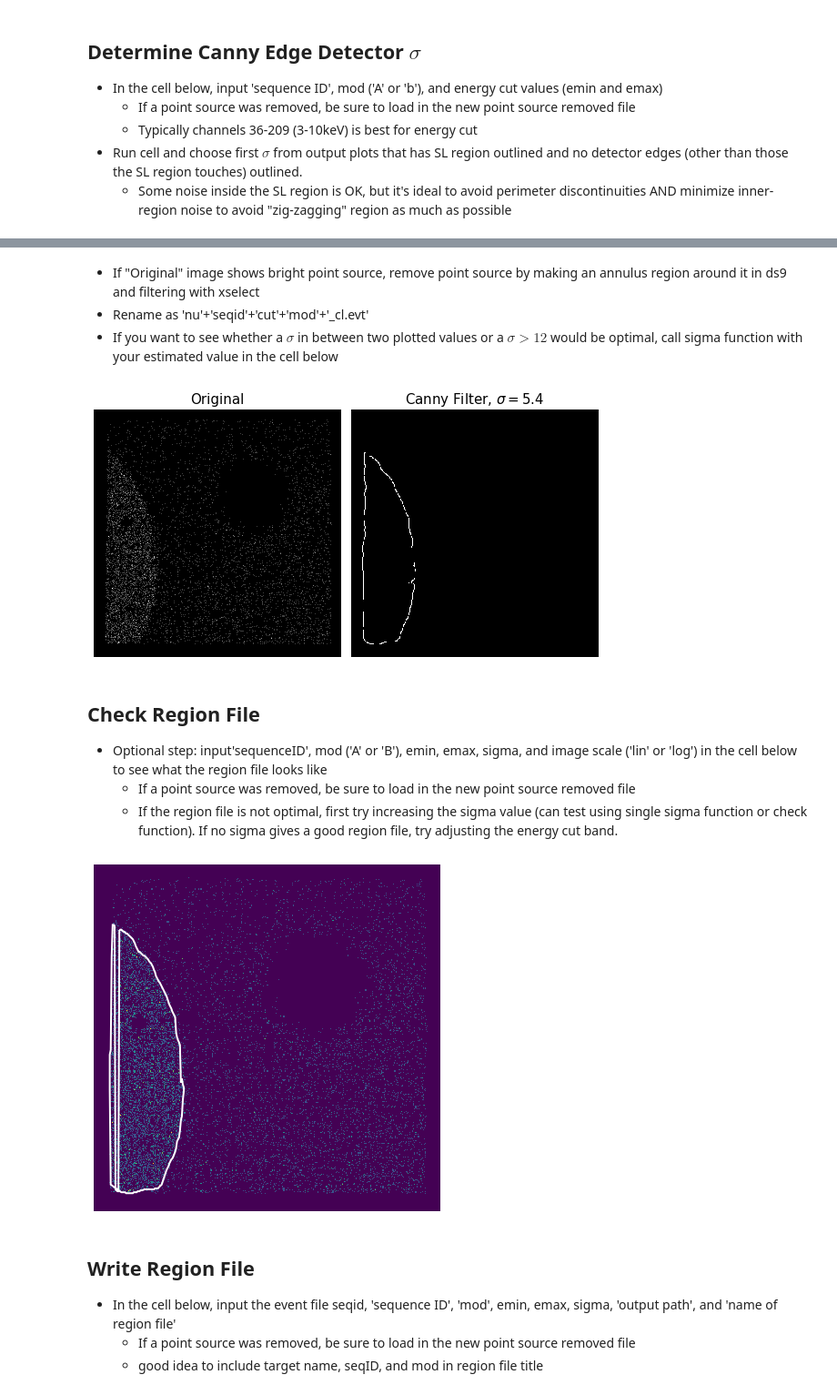
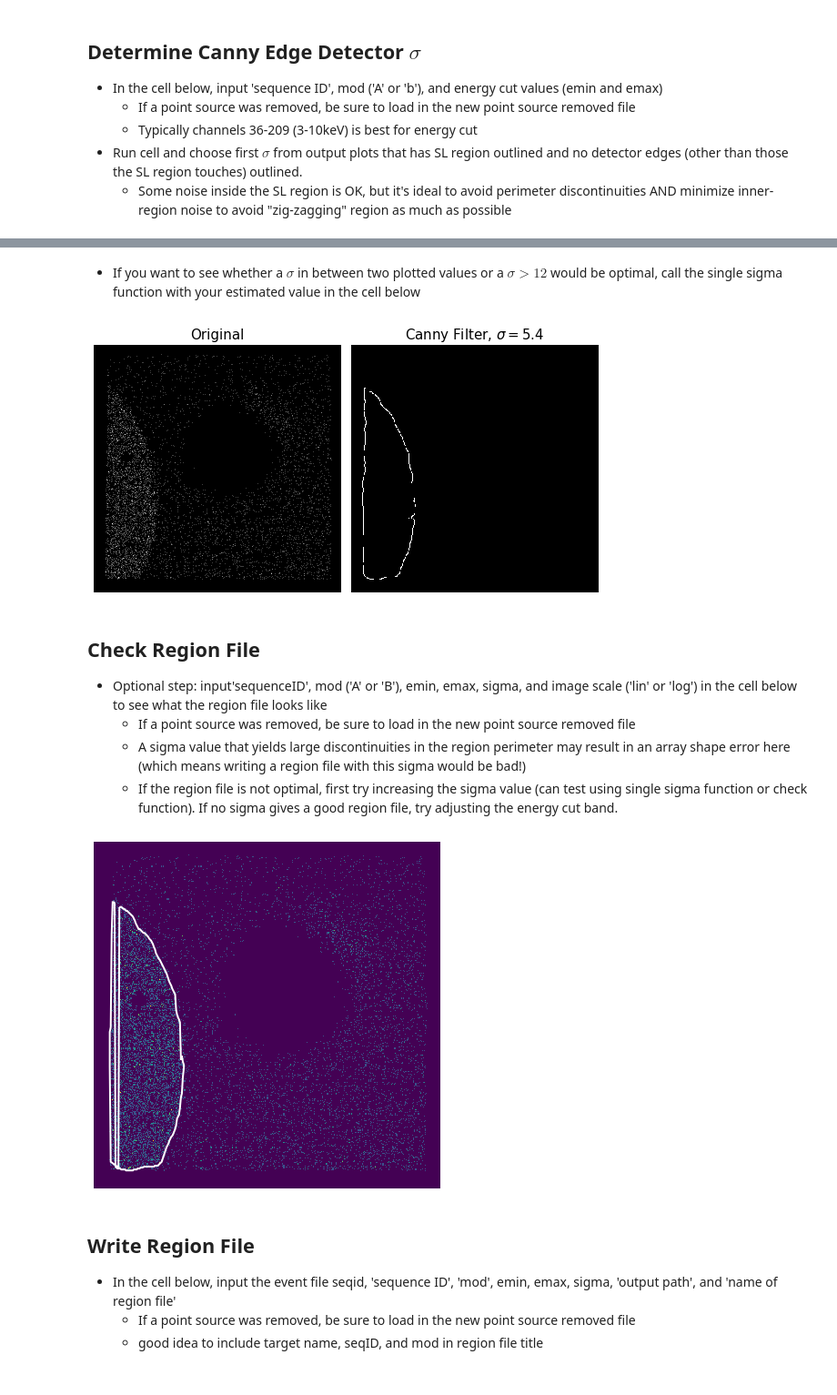
Before and after one commit to ellen-thompson/region-generation, a Jupyter notebook: RegFileWrapperExample.ipynb, the cells around one changed output, grey strips where cells are left out. Shown at 91% size. Drawn from its saved outputs; the diff is of its cells as text; code cells hidden in the pictures.

Commit message:
added point source removal example and updated markdowns

```diff
--- a/RegFileWrapperExample.ipynb
+++ b/RegFileWrapperExample.ipynb
@@ -41,22 +45,21 @@ regfile.sigma_range('80002012004cut','A',36,209)
 # %% [markdown]
- - If "Original" image shows bright point source, remove point source by making an annulus region around it in ds9 and filtering with xselect
-  - Rename as 'nu'+'seqid'+'cut'+'mod'+'_cl.evt'
- - If you want to see whether a $\sigma$ in between two plotted values or a $\sigma>12$ would be optimal, call sigma function with your estimated value in the cell below
+ - If you want to see whether a $\sigma$ in between two plotted values or a $\sigma>12$ would be optimal, call the single sigma function with your estimated value in the cell below
 # %%
 #call single sigma
-regfile.sigma('80002012004cut','A',36,209,5.4)
+regfile.sigma('80002012004filt','A',36,209,5.4)
 # %% [output]
-[figure, old version]
+[figure, new version]
 # %% [markdown]
 ## Check Region File
 - Optional step: input'sequenceID', mod ('A' or 'B'), emin, emax, sigma, and image scale ('lin' or 'log') in the cell below to see what the region file looks like
     - If a point source was removed, be sure to load in the new point source removed file
+    - A sigma value that yields large discontinuities in the region perimeter may result in an array shape error here (which means writing a region file with this sigma would be bad!)
     - If the region file is not optimal, first try increasing the sigma value (can test using single sigma function or check function). If no sigma gives a good region file, try adjusting the energy cut band.
 # %%
 #call check function
-regfile.check_region('80002012004cut','A',36,209,5.4,'lin')
+regfile.check_region('80002012004filt','A',36,209,5.4,'lin')
 # %% [output]
-[figure, old version]
+[figure, new version]
 # %% [markdown]
 ## Write Region File
 - In the cell below, input the event file seqid, 'sequence ID', 'mod', emin, emax, sigma, 'output path', and 'name of region file'
```
Also changed, not shown: parts of 6 cells of this notebook.
